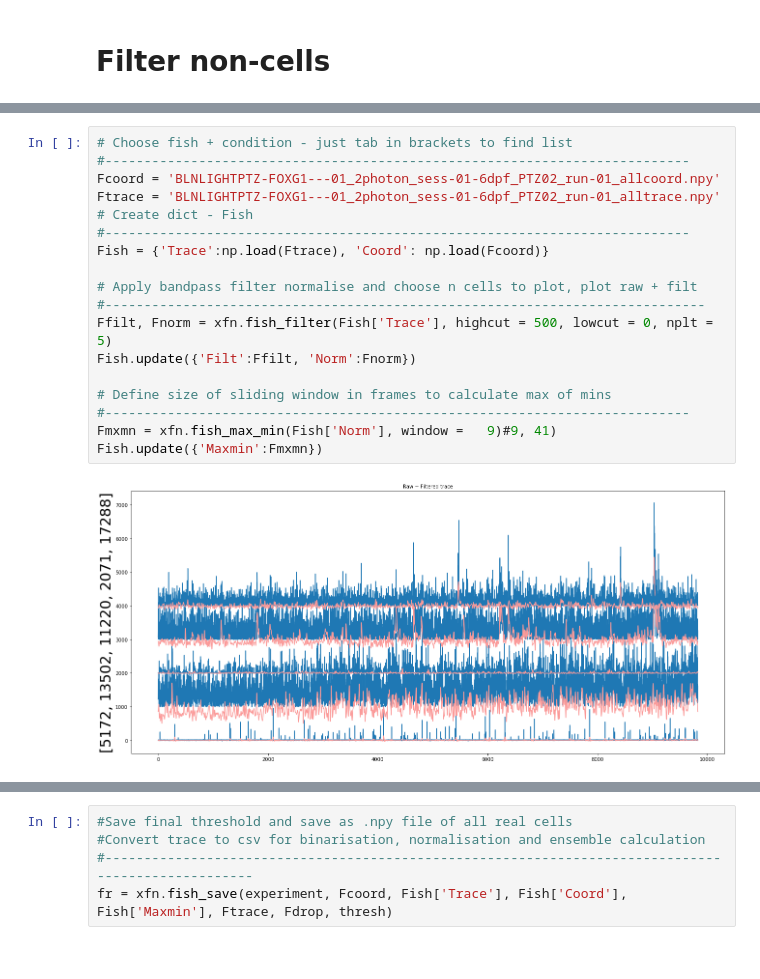
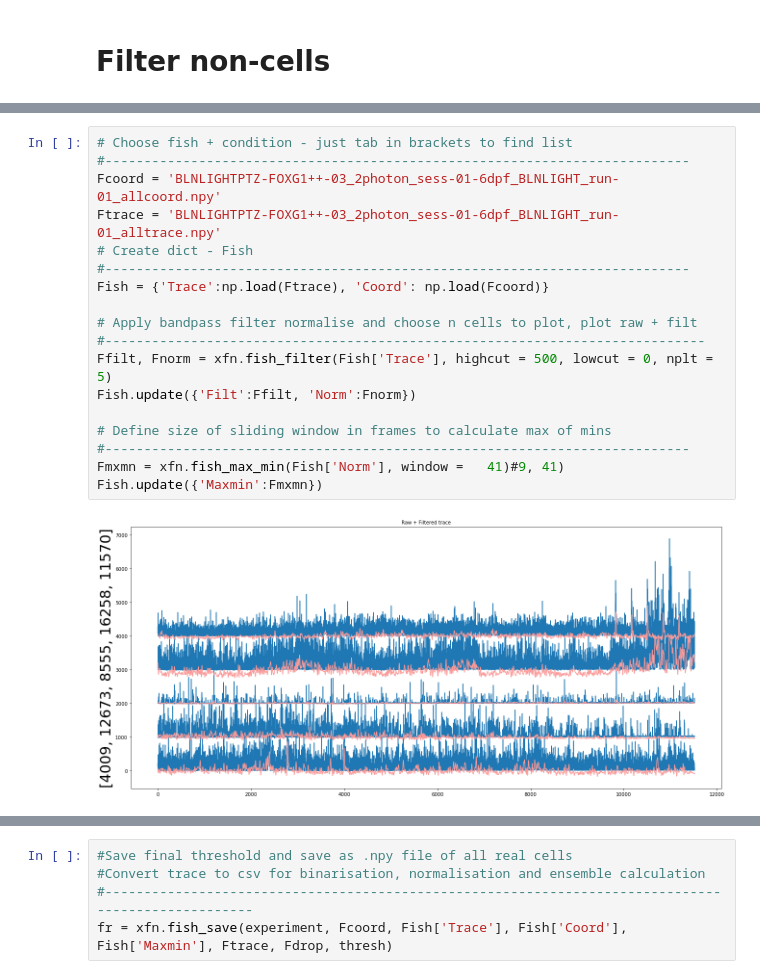
Before and after one commit to dafishcode/img_process, a Jupyter notebook: extract.ipynb, the cells around one changed output, grey strips where cells are left out. Saved outputs shown, nothing was run; the diff lists cells and outputs as text.

```diff
--- a/extract.ipynb
+++ b/extract.ipynb
@@ -115,20 +77,20 @@ coordlist, tracelist
 # %%
 # Choose fish + condition - just tab in brackets to find list
 #---------------------------------------------------------------------------
-Fcoord = 'BLNLIGHTPTZ-FOXG1---01_2photon_sess-01-6dpf_PTZ02_run-01_allcoord.npy'
-Ftrace = 'BLNLIGHTPTZ-FOXG1---01_2photon_sess-01-6dpf_PTZ02_run-01_alltrace.npy'
+Fcoord = 'BLNLIGHTPTZ-FOXG1++-03_2photon_sess-01-6dpf_BLNLIGHT_run-01_allcoord.npy'
+Ftrace = 'BLNLIGHTPTZ-FOXG1++-03_2photon_sess-01-6dpf_BLNLIGHT_run-01_alltrace.npy'
 # Create dict - Fish
 #---------------------------------------------------------------------------
 Fish = {'Trace':np.load(Ftrace), 'Coord': np.load(Fcoord)}
 
 # Apply bandpass filter normalise and choose n cells to plot, plot raw + filt
 #-----------------------------------------------------------------------------
 Ffilt, Fnorm = xfn.fish_filter(Fish['Trace'], highcut = 500, lowcut = 0, nplt = 5)
 Fish.update({'Filt':Ffilt, 'Norm':Fnorm})
 
 # Define size of sliding window in frames to calculate max of mins
 #---------------------------------------------------------------------------
-Fmxmn = xfn.fish_max_min(Fish['Norm'], window =   9)#9, 41)
+Fmxmn = xfn.fish_max_min(Fish['Norm'], window =   41)#9, 41)
 Fish.update({'Maxmin':Fmxmn})
 # %% [output]
-[figure, old version]
+[figure, new version]
```
Also changed, not shown: parts of 13 cells of this notebook, 4 other files.
